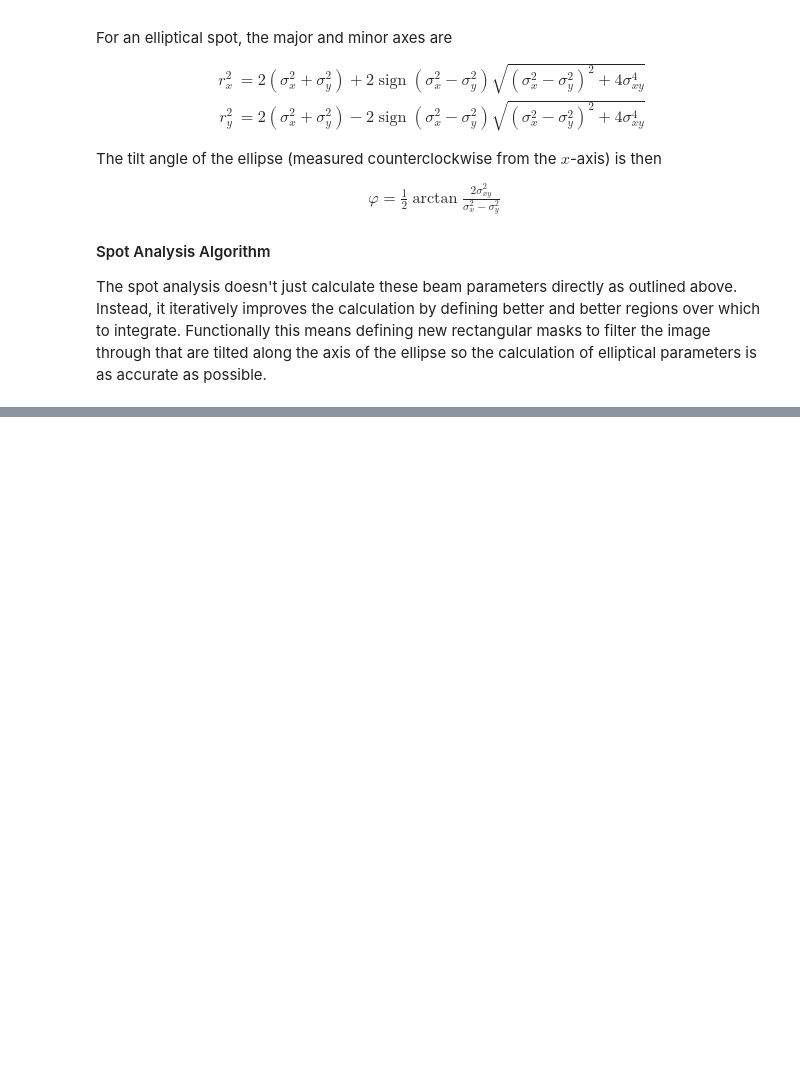
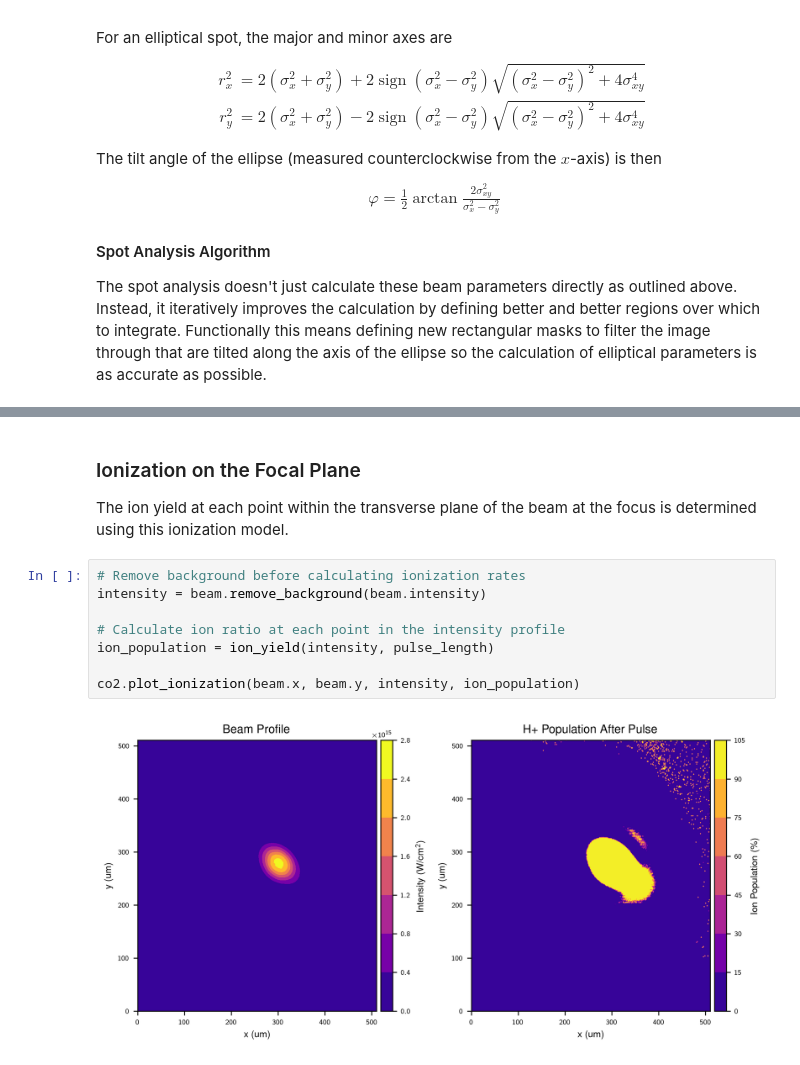
Before and after one commit to acfarrell/co2_analysis, a Jupyter notebook: CO2_analysis.ipynb, the cells around one changed output, grey strips where cells are left out. Saved outputs shown, nothing was run; the diff lists cells and outputs as text; blank space fills up the shorter version.

Commit message:
Added ionization contours to Jupyter notebook and tidied up function calls

```diff
--- a/CO2_analysis.ipynb
+++ b/CO2_analysis.ipynb
@@ -126,0 +208,14 @@ The spot size is 52 um
+# %% [markdown]
+### Ionization on the Focal Plane
+
+The ion yield at each point within the transverse plane of the beam at the focus is determined using this ionization model.
+# %%
+# Remove background before calculating ionization rates
+intensity = beam.remove_background(beam.intensity)
+
+# Calculate ion ratio at each point in the intensity profile
+ion_population = ion_yield(intensity, pulse_length)
+
+co2.plot_ionization(beam.x, beam.y, intensity, ion_population)
+# %% [output]
+[figure, added]
```
Also changed, not shown: parts of 7 cells of this notebook, 2 other files.
